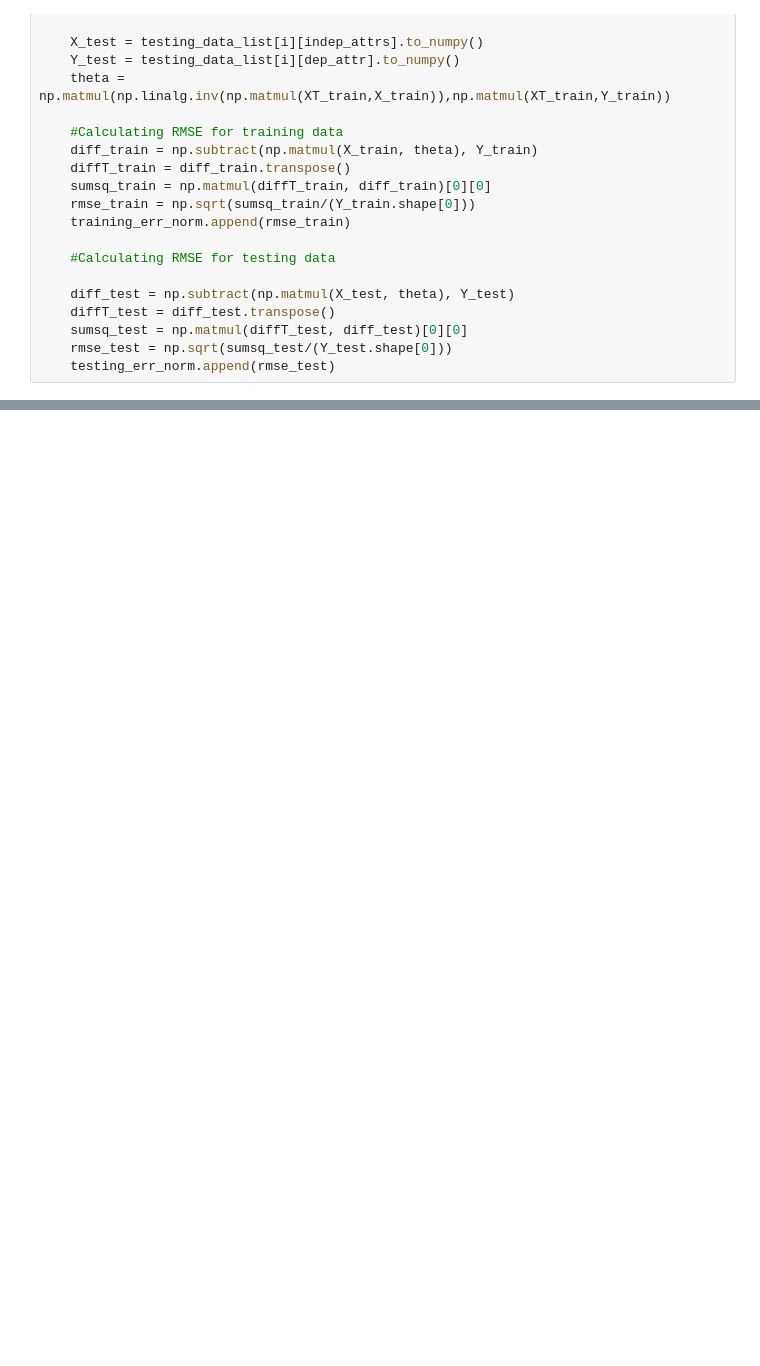
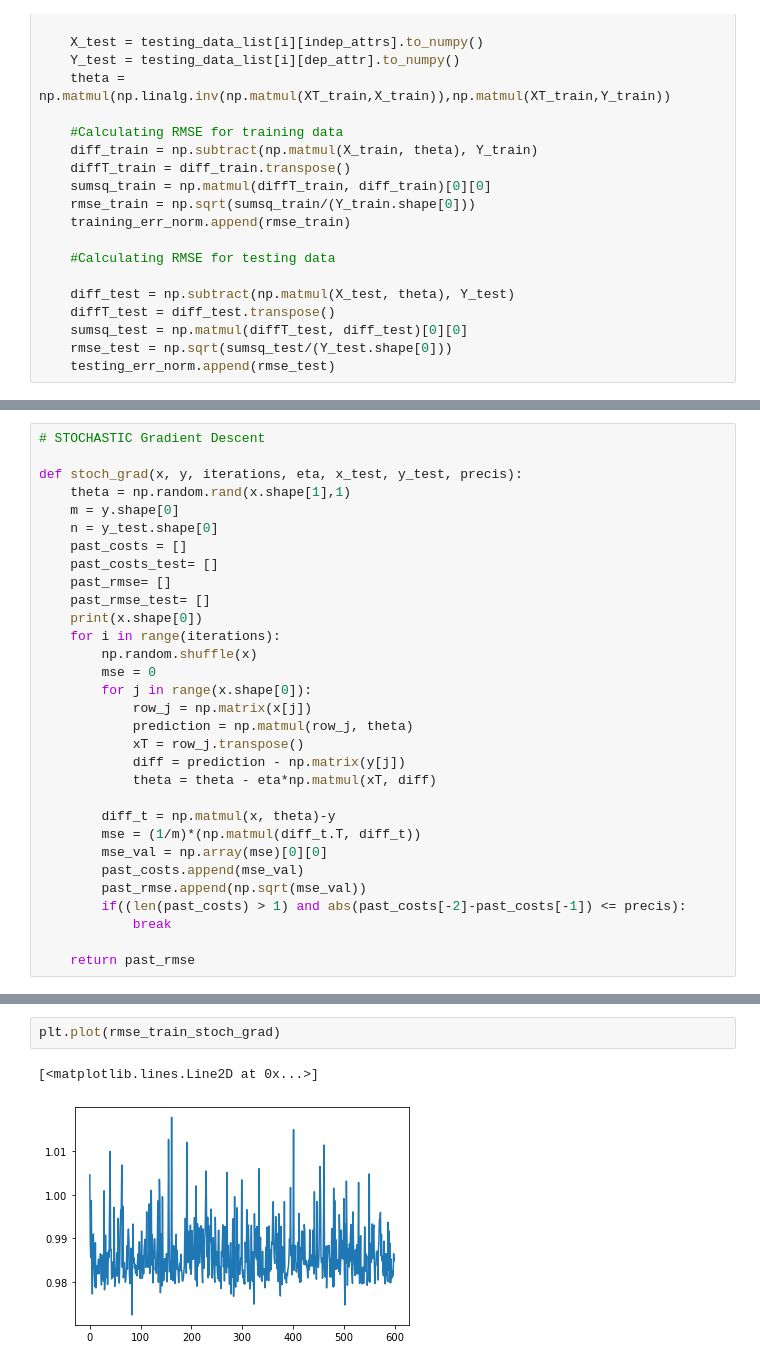
Before and after one commit to hasnainzeenwala/fodsassn, a Jupyter notebook: A2Code.ipynb, the cells around one changed output, grey strips where cells are left out. Drawn from its saved outputs; the diff is of its cells as text; blank space fills up the shorter version.

```diff
--- a/A2Code.ipynb
+++ b/A2Code.ipynb
@@ -190,0 +191,31 @@ plt.legend()
+# %%
+# STOCHASTIC Gradient Descent
+
+def stoch_grad(x, y, iterations, eta, x_test, y_test, precis):
+    theta = np.random.rand(x.shape[1],1)
+    m = y.shape[0]
+    n = y_test.shape[0]
+    past_costs = []
+    past_costs_test= []
+    past_rmse= []
+    past_rmse_test= []
+    print(x.shape[0])
+    for i in range(iterations):
+        np.random.shuffle(x)
+        mse = 0
+        for j in range(x.shape[0]):
+            row_j = np.matrix(x[j])
+            prediction = np.matmul(row_j, theta)
+            xT = row_j.transpose()
+            diff = prediction - np.matrix(y[j])
+            theta = theta - eta*np.matmul(xT, diff)
+
+        diff_t = np.matmul(x, theta)-y
+        mse = (1/m)*(np.matmul(diff_t.T, diff_t))
+        mse_val = np.array(mse)[0][0]
+        past_costs.append(mse_val)
+        past_rmse.append(np.sqrt(mse_val))
+        if((len(past_costs) > 1) and abs(past_costs[-2]-past_costs[-1]) <= precis):
+            break
+
+    return past_rmse
@@ -190,0 +226,5 @@ plt.legend()
+# %%
+plt.plot(rmse_train_stoch_grad)
+# %% [output]
+[<matplotlib.lines.Line2D at 0x...>]
+[figure, added]
```
Also changed, not shown: parts of 4 cells of this notebook.
